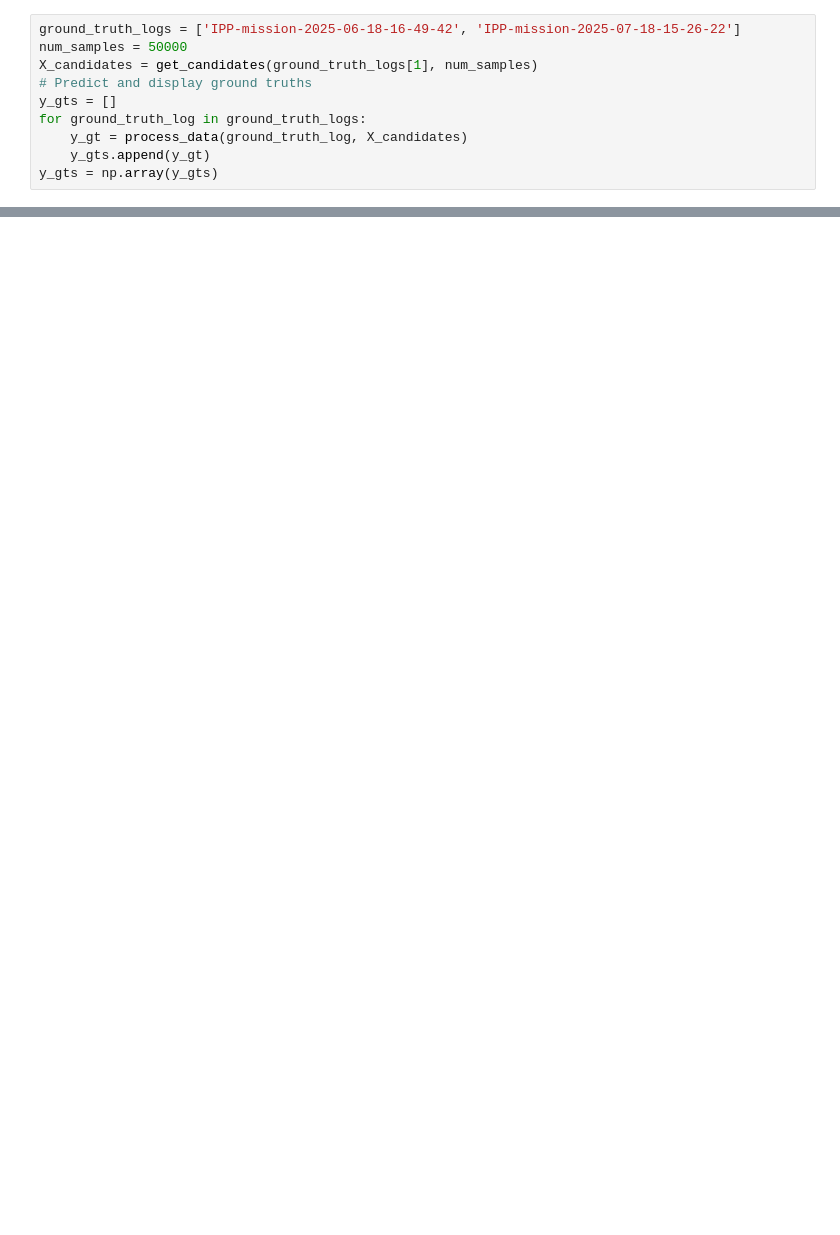
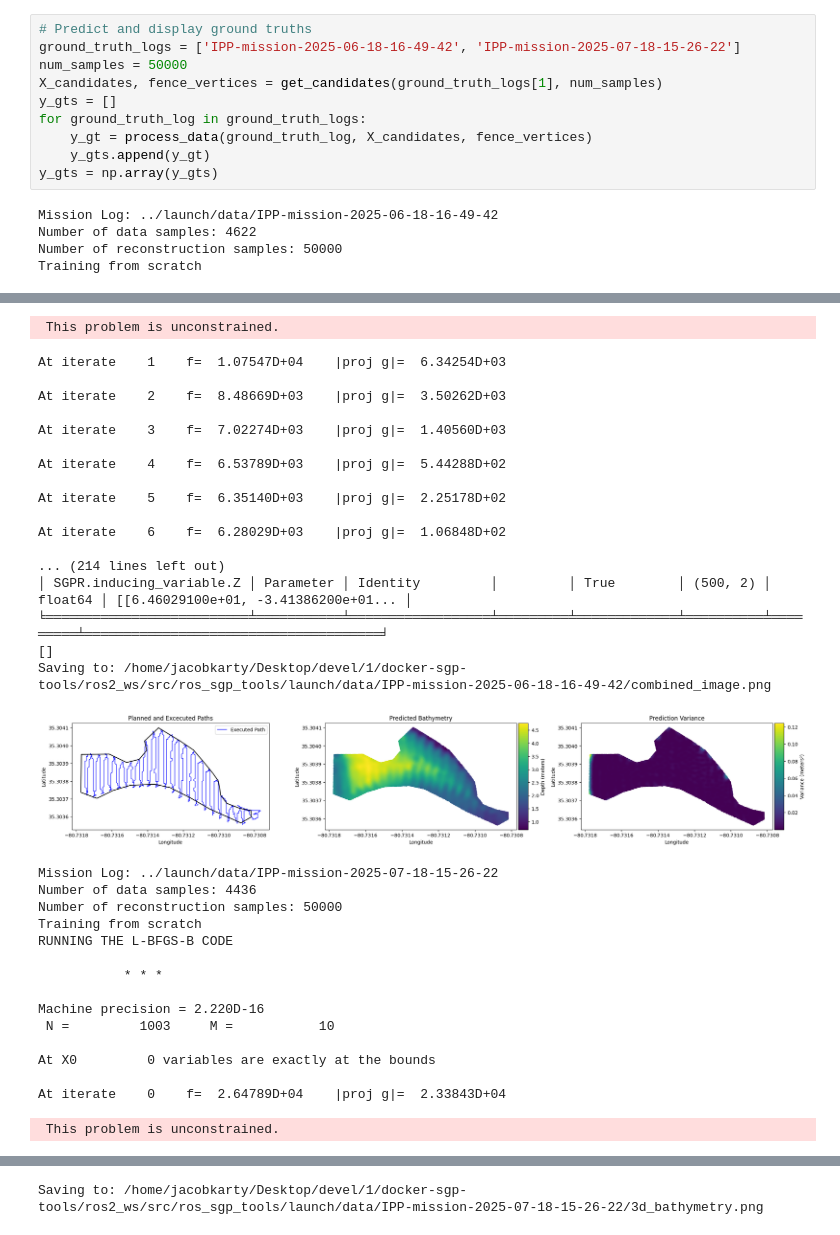
Before and after one commit to itskalvik/ros_sgp_tools, a Jupyter notebook: scripts/postprocess.ipynb, the cells around one changed output, grey strips where cells are left out. Saved outputs shown, nothing was run; the diff lists cells and outputs as text; blank space fills up the shorter version.

```diff
--- a/scripts/postprocess.ipynb
+++ b/scripts/postprocess.ipynb
@@ -169,11 +239,16 @@ def process_data(mission_log, X_candidates):
     return candidates_y
 # %%
+# Predict and display ground truths
 ground_truth_logs = ['IPP-mission-2025-06-18-16-49-42', 'IPP-mission-2025-07-18-15-26-22']
 num_samples = 50000
-X_candidates = get_candidates(ground_truth_logs[1], num_samples)
-# Predict and display ground truths
+X_candidates, fence_vertices = get_candidates(ground_truth_logs[1], num_samples)
 y_gts = []
 for ground_truth_log in ground_truth_logs:
-    y_gt = process_data(ground_truth_log, X_candidates)
+    y_gt = process_data(ground_truth_log, X_candidates, fence_vertices)
     y_gts.append(y_gt)
 y_gts = np.array(y_gts)
+# %% [output]
+Mission Log: ../launch/data/IPP-mission-2025-06-18-16-49-42
+Number of data samples: 4622
+Number of reconstruction samples: 50000
+Training from scratch
@@ -179,0 +265,34 @@ y_gts = np.array(y_gts)
+ This problem is unconstrained.
+At iterate    1    f=  1.07547D+04    |proj g|=  6.34254D+03
+
+At iterate    2    f=  8.48669D+03    |proj g|=  3.50262D+03
+
+At iterate    3    f=  7.02274D+03    |proj g|=  1.40560D+03
+
+At iterate    4    f=  6.53789D+03    |proj g|=  5.44288D+02
+
+At iterate    5    f=  6.35140D+03    |proj g|=  2.25178D+02
+
+At iterate    6    f=  6.28029D+03    |proj g|=  1.06848D+02
+
+... (214 lines left out)
+│ SGPR.inducing_variable.Z │ Parameter │ Identity         │         │ True        │ (500, 2) │ float64 │ [[6.46029100e+01, -3.41386200e+01... │
+╘══════════════════════════╧═══════════╧══════════════════╧═════════╧═════════════╧══════════╧═════════╧══════════════════════════════════════╛
+[]
+Saving to: /home/jacobkarty/Desktop/devel/1/docker-sgp-tools/ros2_ws/src/ros_sgp_tools/launch/data/IPP-mission-2025-06-18-16-49-42/combined_image.png
+[figure, added]
+Mission Log: ../launch/data/IPP-mission-2025-07-18-15-26-22
+Number of data samples: 4436
+Number of reconstruction samples: 50000
+Training from scratch
+RUNNING THE L-BFGS-B CODE
+
+           * * *
+
+Machine precision = 2.220D-16
+ N =         1003     M =           10
+
+At X0         0 variables are exactly at the bounds
+
+At iterate    0    f=  2.64789D+04    |proj g|=  2.33843D+04
+ This problem is unconstrained.
@@ -179,0 +317 @@ y_gts = np.array(y_gts)
+Saving to: /home/jacobkarty/Desktop/devel/1/docker-sgp-tools/ros2_ws/src/ros_sgp_tools/launch/data/IPP-mission-2025-07-18-15-26-22/3d_bathymetry.png
```
Also changed, not shown: parts of 9 cells of this notebook.
